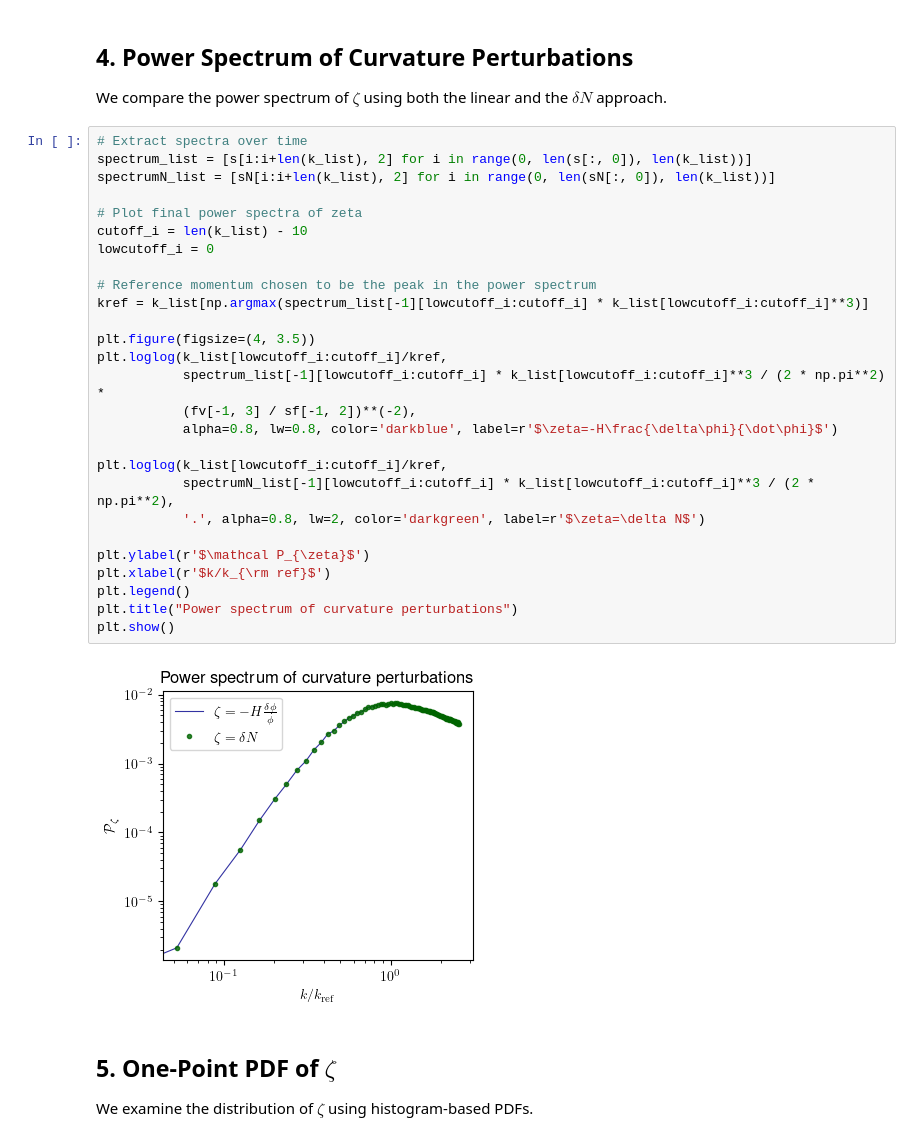
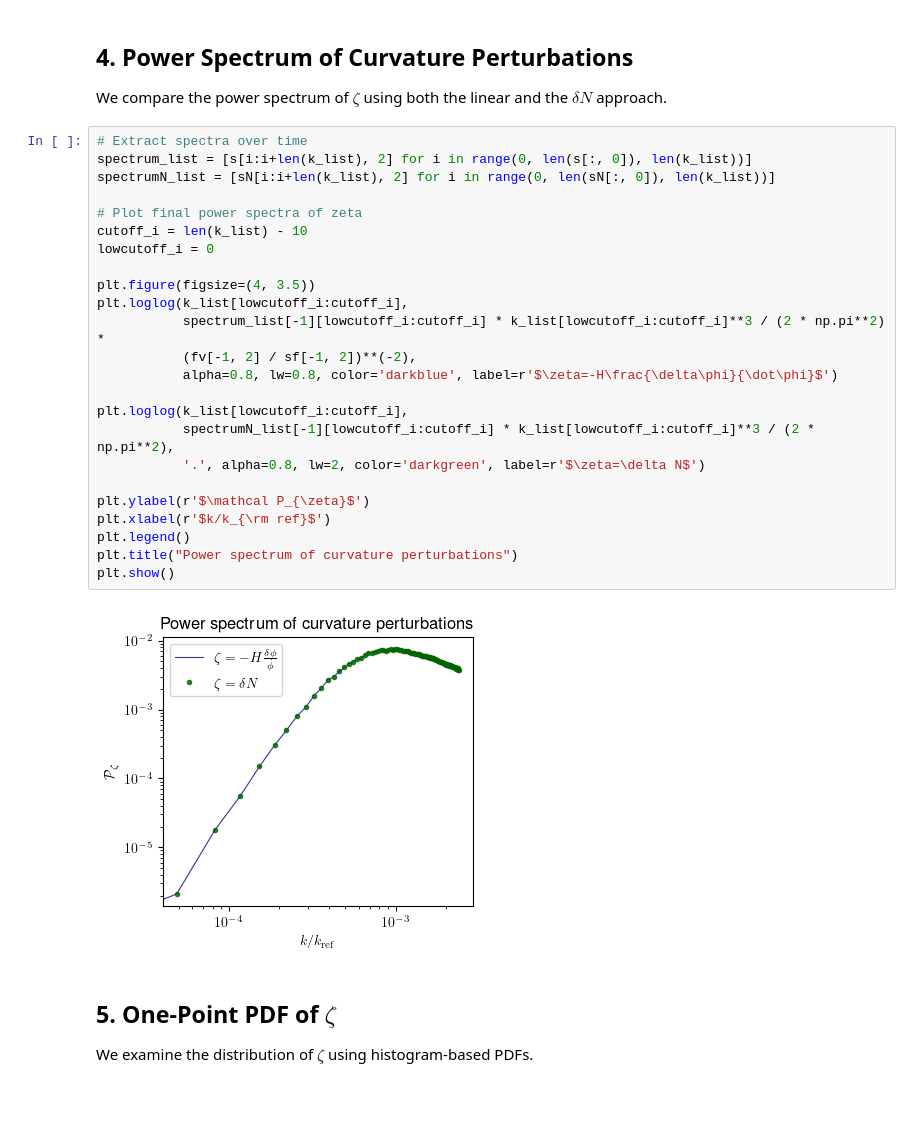
Before and after one commit to caravangelo/inflation-easy, a Jupyter notebook: notebooks/plot.ipynb, the cells around one changed output. Saved outputs shown, nothing was run; the diff lists cells and outputs as text; blank space fills up the shorter version.

```diff
--- a/notebooks/plot.ipynb
+++ b/notebooks/plot.ipynb
@@ -68,32 +68,29 @@ We compare the power spectrum of $\zeta$ using both the linear and the $\delta N
 # %%
 # Extract spectra over time
 spectrum_list = [s[i:i+len(k_list), 2] for i in range(0, len(s[:, 0]), len(k_list))]
 spectrumN_list = [sN[i:i+len(k_list), 2] for i in range(0, len(sN[:, 0]), len(k_list))]
 
 # Plot final power spectra of zeta
 cutoff_i = len(k_list) - 10
 lowcutoff_i = 0
 
-# Reference momentum chosen to be the peak in the power spectrum
-kref = k_list[np.argmax(spectrum_list[-1][lowcutoff_i:cutoff_i] * k_list[lowcutoff_i:cutoff_i]**3)]
-
 plt.figure(figsize=(4, 3.5))
-plt.loglog(k_list[lowcutoff_i:cutoff_i]/kref,
+plt.loglog(k_list[lowcutoff_i:cutoff_i],
            spectrum_list[-1][lowcutoff_i:cutoff_i] * k_list[lowcutoff_i:cutoff_i]**3 / (2 * np.pi**2) *
-           (fv[-1, 3] / sf[-1, 2])**(-2),
+           (fv[-1, 2] / sf[-1, 2])**(-2),
            alpha=0.8, lw=0.8, color='darkblue', label=r'$\zeta=-H\frac{\delta\phi}{\dot\phi}$')
 
-plt.loglog(k_list[lowcutoff_i:cutoff_i]/kref,
+plt.loglog(k_list[lowcutoff_i:cutoff_i],
            spectrumN_list[-1][lowcutoff_i:cutoff_i] * k_list[lowcutoff_i:cutoff_i]**3 / (2 * np.pi**2),
            '.', alpha=0.8, lw=2, color='darkgreen', label=r'$\zeta=\delta N$')
 
 plt.ylabel(r'$\mathcal P_{\zeta}$')
 plt.xlabel(r'$k/k_{\rm ref}$')
 plt.legend()
 plt.title("Power spectrum of curvature perturbations")
 plt.show()
 # %% [output]
-[figure, old version]
+[figure, new version]
 # %% [markdown]
 ## 5. One-Point PDF of $\zeta$
 We examine the distribution of $\zeta$ using histogram-based PDFs.
```
Also changed, not shown: parts of 3 cells of this notebook, 24 other files.
